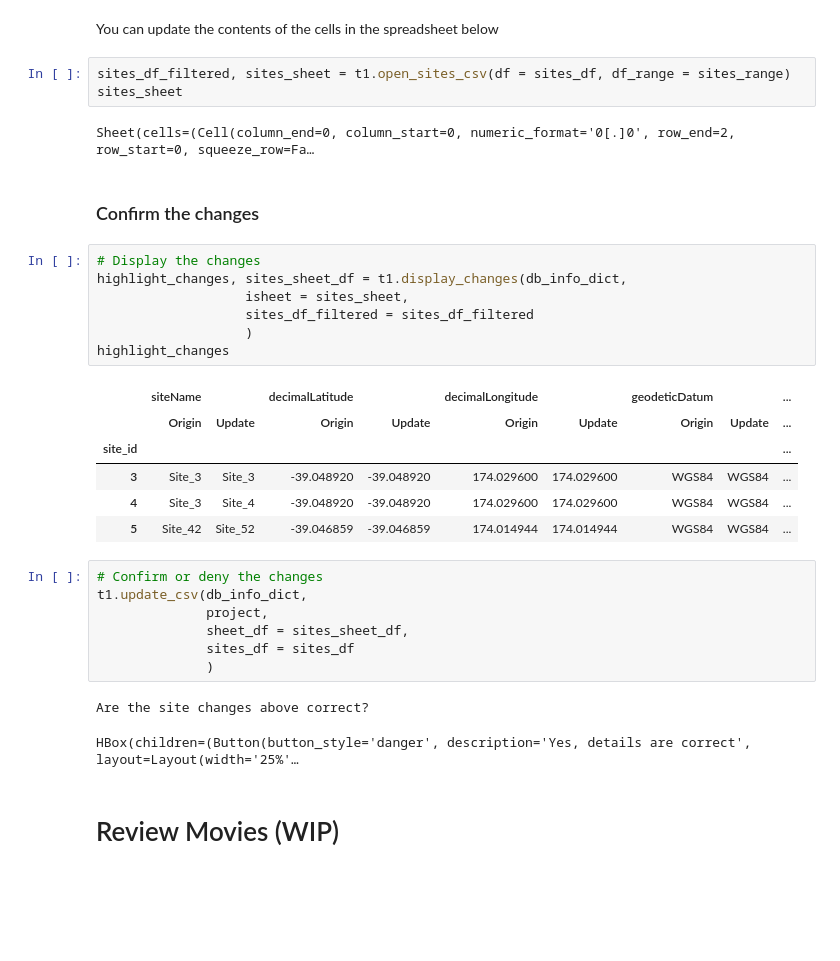
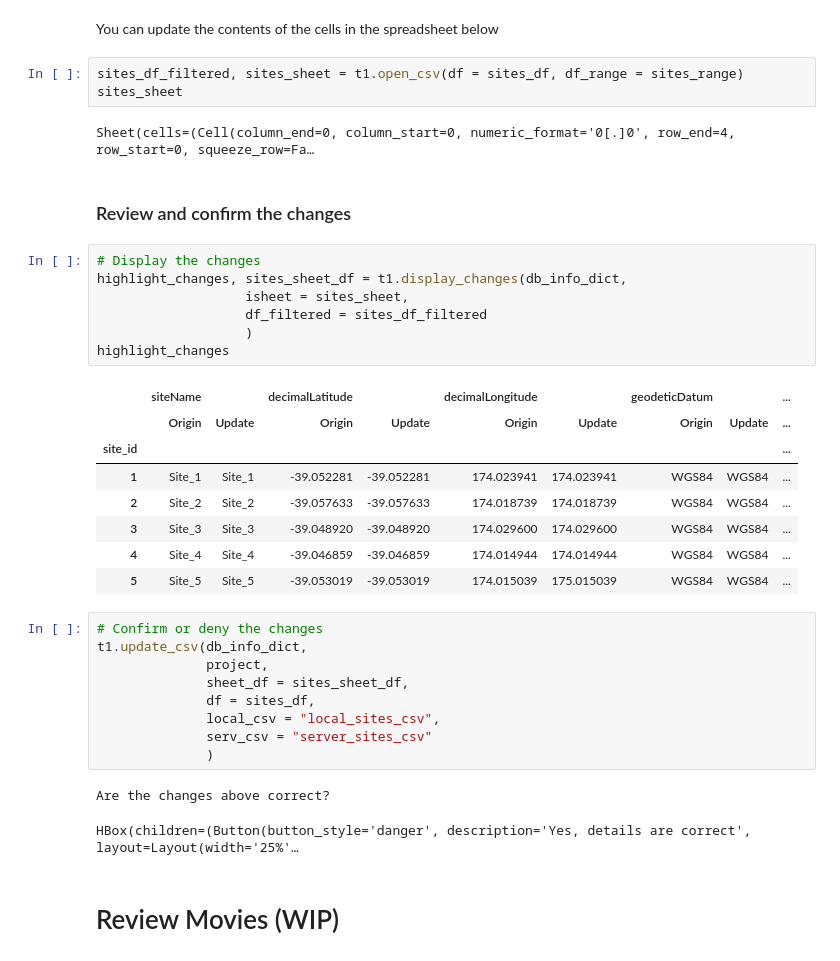
Before and after one commit to pilarnavarro/koster_data_management, a Jupyter notebook: colab_tutorials/COLAB_1_Check_and_update_csv_files.ipynb, the cells around one changed output. Cells and saved outputs as stored; diff of their text form; blank space fills up the shorter version.

```diff
--- a/colab_tutorials/COLAB_1_Check_and_update_csv_files.ipynb
+++ b/colab_tutorials/COLAB_1_Check_and_update_csv_files.ipynb
@@ -88,35 +96,39 @@ SelectionRangeSlider(description='Sites to display', index=(0, 5), layout=Layout
 # %% [markdown]
 You can update the contents of the cells in the spreadsheet below
 # %%
-sites_df_filtered, sites_sheet = t1.open_sites_csv(df = sites_df, df_range = sites_range)
+sites_df_filtered, sites_sheet = t1.open_csv(df = sites_df, df_range = sites_range)
 sites_sheet
 # %% [output]
-Sheet(cells=(Cell(column_end=0, column_start=0, numeric_format='0[.]0', row_end=2, row_start=0, squeeze_row=Fa…
+Sheet(cells=(Cell(column_end=0, column_start=0, numeric_format='0[.]0', row_end=4, row_start=0, squeeze_row=Fa…
 # %% [markdown]
-### Confirm the changes
+### Review and confirm the changes
 # %%
 # Display the changes
 highlight_changes, sites_sheet_df = t1.display_changes(db_info_dict,
                    isheet = sites_sheet,
-                   sites_df_filtered = sites_df_filtered
+                   df_filtered = sites_df_filtered
                    )
 highlight_changes
 # %% [output]
 |  | siteName |  | decimalLatitude |  | decimalLongitude |  | geodeticDatum |  | ... |
 |  | Origin | Update | Origin | Update | Origin | Update | Origin | Update | ... |
 | site_id |  |  |  |  |  |  |  |  | ... |
+| 1 | Site_1 | Site_1 | -39.052281 | -39.052281 | 174.023941 | 174.023941 | WGS84 | WGS84 | ... |
+| 2 | Site_2 | Site_2 | -39.057633 | -39.057633 | 174.018739 | 174.018739 | WGS84 | WGS84 | ... |
 | 3 | Site_3 | Site_3 | -39.048920 | -39.048920 | 174.029600 | 174.029600 | WGS84 | WGS84 | ... |
-| 4 | Site_3 | Site_4 | -39.048920 | -39.048920 | 174.029600 | 174.029600 | WGS84 | WGS84 | ... |
-| 5 | Site_42 | Site_52 | -39.046859 | -39.046859 | 174.014944 | 174.014944 | WGS84 | WGS84 | ... |
+| 4 | Site_4 | Site_4 | -39.046859 | -39.046859 | 174.014944 | 174.014944 | WGS84 | WGS84 | ... |
+| 5 | Site_5 | Site_5 | -39.053019 | -39.053019 | 174.015039 | 175.015039 | WGS84 | WGS84 | ... |
 # %%
 # Confirm or deny the changes
 t1.update_csv(db_info_dict,
               project,
               sheet_df = sites_sheet_df,
-              sites_df = sites_df
+              df = sites_df,
+              local_csv = "local_sites_csv",
+              serv_csv = "server_sites_csv"
               )
 # %% [output]
-Are the site changes above correct?
+Are the changes above correct?
 HBox(children=(Button(button_style='danger', description='Yes, details are correct', layout=Layout(width='25%'…
 # %% [markdown]
 # Review Movies (WIP)
```
Also changed, not shown: parts of 14 cells of this notebook.
